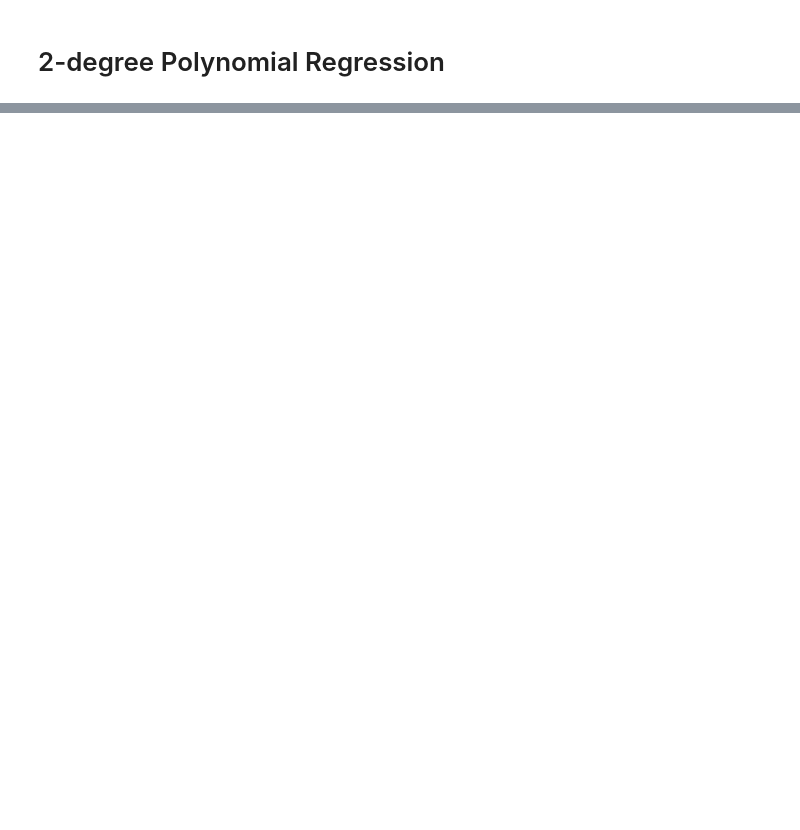
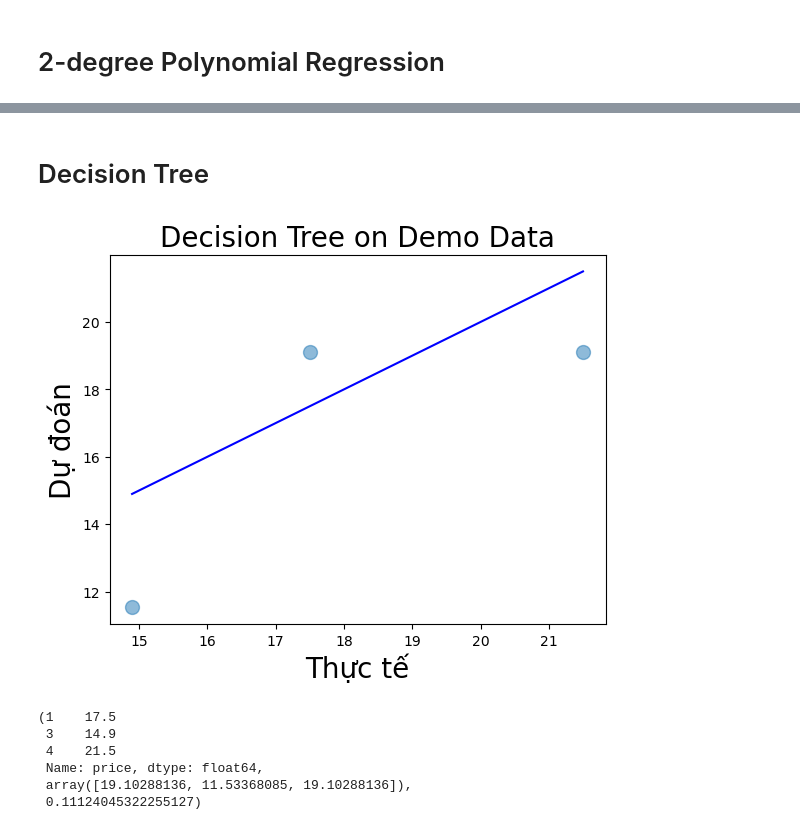
Before and after one commit to hsgsstudent/hanoi_real_estate_prediction, a Jupyter notebook: src/demo.ipynb, the cells around one changed output, grey strips where cells are left out. Cells and saved outputs as stored; diff of their text form; code cells hidden in the pictures; blank space fills up the shorter version.

```diff
--- a/src/demo.ipynb
+++ b/src/demo.ipynb
@@ -301,0 +345,18 @@ y_demo_pred, r2_score(y_demo, y_demo_pred)
+# %% [markdown]
+# Decision Tree
+# %%
+from sklearn.tree import DecisionTreeRegressor
+
+tree_pruned_model = DecisionTreeRegressor(max_depth = 7, ccp_alpha=0.6226)
+tree_pruned_model.fit(X_train, y_train)
+y_demo_pred = tree_pruned_model.predict(X_demo)
+plot_evaluate(y_demo, y_demo_pred, 'Decision Tree on Demo Data')
+y_demo, y_demo_pred, r2_score(y_demo, y_demo_pred)
+# %% [output]
+[figure, added]
+(1    17.5
+ 3    14.9
+ 4    21.5
+ Name: price, dtype: float64,
+ array([19.10288136, 11.53368085, 19.10288136]),
+ 0.11124045322255127)
```
Also changed, not shown: parts of 17 cells of this notebook, 5 other files.
